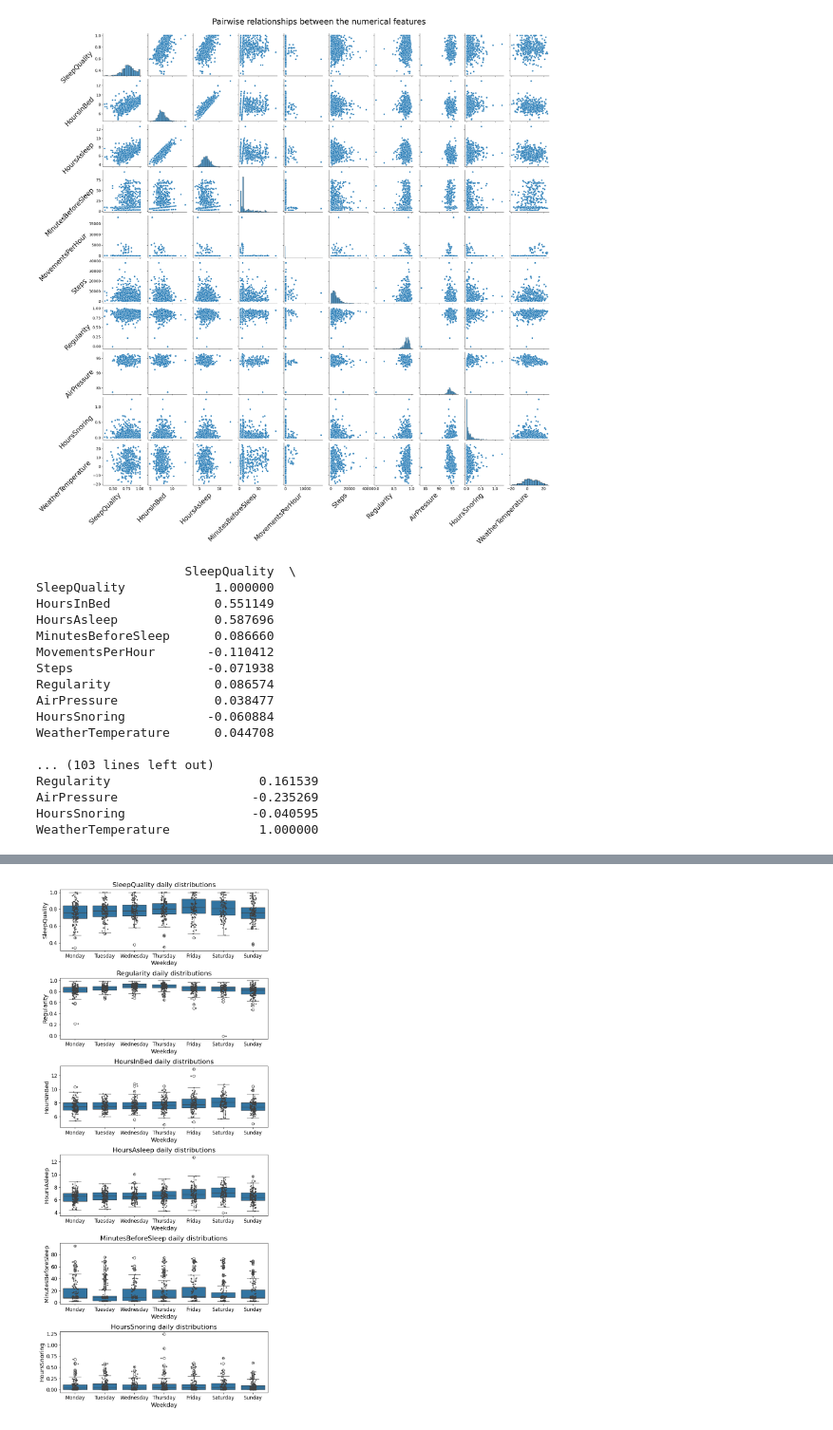
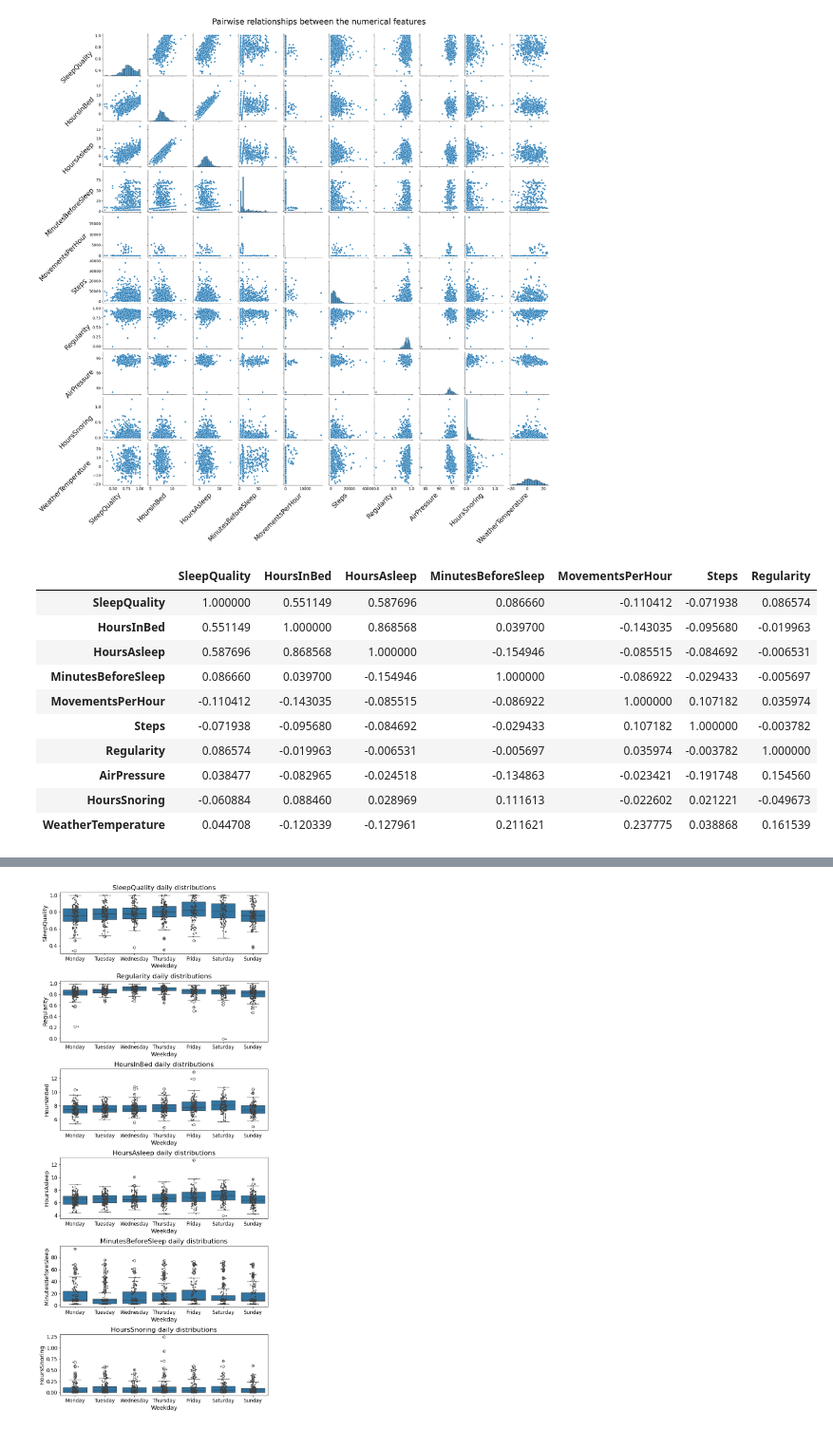
Before and after one commit to jsimell/SleepAnalysis, a Jupyter notebook: code/sleep_analysis.ipynb, the cells around one changed output, grey strips where cells are left out. Shown at 95% size. Drawn from its saved outputs; the diff is of its cells as text; code cells hidden in the pictures.

```diff
--- a/code/sleep_analysis.ipynb
+++ b/code/sleep_analysis.ipynb
@@ -167,22 +179,18 @@ plt.show()
 <Figure size 640x480 with 0 Axes>
 [figure]
 # %%
-print(df_numerical.corr())
+correlation_matrix = df_numerical.corr()
+# Show the first 7 columns
+correlation_matrix.iloc[:, :7]
 # %% [output]
-                    SleepQuality  \
-SleepQuality            1.000000
-HoursInBed              0.551149
-HoursAsleep             0.587696
-MinutesBeforeSleep      0.086660
-MovementsPerHour       -0.110412
-Steps                  -0.071938
-Regularity              0.086574
-AirPressure             0.038477
-HoursSnoring           -0.060884
-WeatherTemperature      0.044708
-
-... (103 lines left out)
-Regularity                    0.161539
-AirPressure                  -0.235269
-HoursSnoring                 -0.040595
-WeatherTemperature            1.000000
+|  | SleepQuality | HoursInBed | HoursAsleep | MinutesBeforeSleep | MovementsPerHour | Steps | Regularity |
+| SleepQuality | 1.000000 | 0.551149 | 0.587696 | 0.086660 | -0.110412 | -0.071938 | 0.086574 |
+| HoursInBed | 0.551149 | 1.000000 | 0.868568 | 0.039700 | -0.143035 | -0.095680 | -0.019963 |
+| HoursAsleep | 0.587696 | 0.868568 | 1.000000 | -0.154946 | -0.085515 | -0.084692 | -0.006531 |
+| MinutesBeforeSleep | 0.086660 | 0.039700 | -0.154946 | 1.000000 | -0.086922 | -0.029433 | -0.005697 |
+| MovementsPerHour | -0.110412 | -0.143035 | -0.085515 | -0.086922 | 1.000000 | 0.107182 | 0.035974 |
+| Steps | -0.071938 | -0.095680 | -0.084692 | -0.029433 | 0.107182 | 1.000000 | -0.003782 |
+| Regularity | 0.086574 | -0.019963 | -0.006531 | -0.005697 | 0.035974 | -0.003782 | 1.000000 |
+| AirPressure | 0.038477 | -0.082965 | -0.024518 | -0.134863 | -0.023421 | -0.191748 | 0.154560 |
+| HoursSnoring | -0.060884 | 0.088460 | 0.028969 | 0.111613 | -0.022602 | 0.021221 | -0.049673 |
+| WeatherTemperature | 0.044708 | -0.120339 | -0.127961 | 0.211621 | 0.237775 | 0.038868 | 0.161539 |
```
Also changed, not shown: parts of 3 cells of this notebook.
